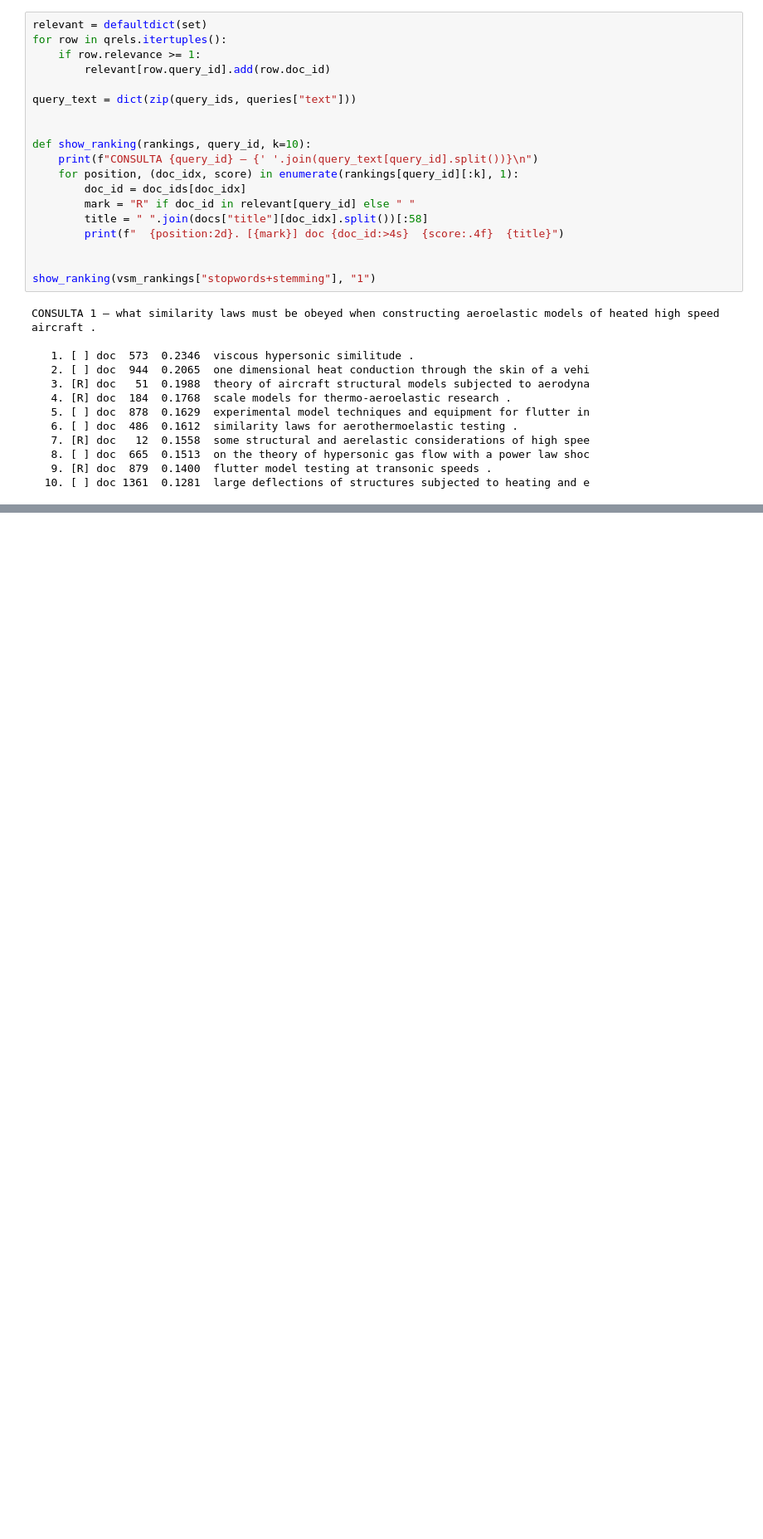
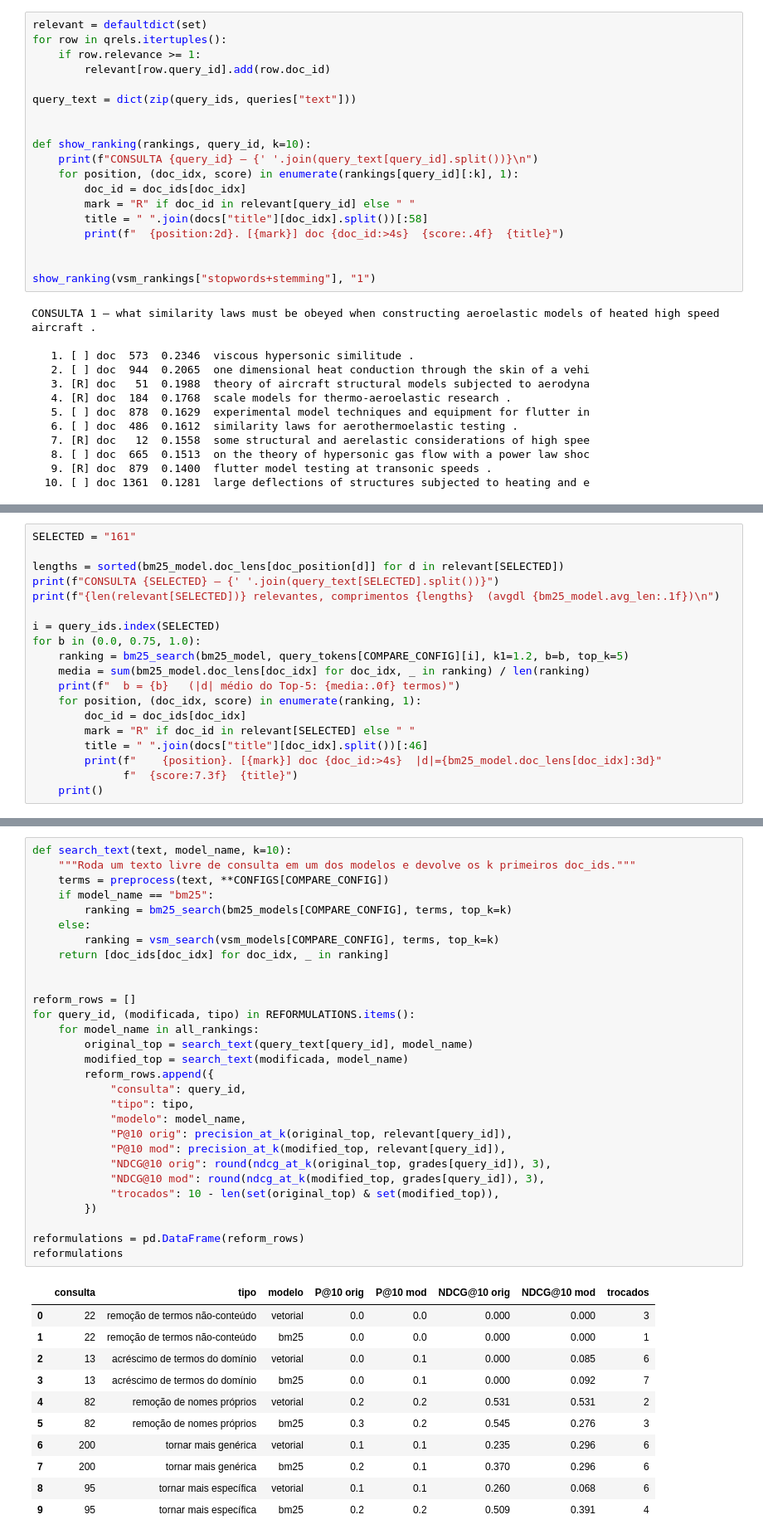
Before and after one commit to DemoreDev/rec-info, a Jupyter notebook: trabalho1/main.ipynb, the cells around one changed output, grey strips where cells are left out. Shown at 83% size. Saved outputs shown, nothing was run; the diff lists cells and outputs as text; blank space fills up the shorter version.

```diff
--- a/trabalho1/main.ipynb
+++ b/trabalho1/main.ipynb
@@ -483,0 +1315,19 @@ No Top-10 da consulta 1, quatro dos dez documentos são relevantes. Vale registr
+# %%
+SELECTED = "161"
+
+lengths = sorted(bm25_model.doc_lens[doc_position[d]] for d in relevant[SELECTED])
+print(f"CONSULTA {SELECTED} — {' '.join(query_text[SELECTED].split())}")
+print(f"{len(relevant[SELECTED])} relevantes, comprimentos {lengths}  (avgdl {bm25_model.avg_len:.1f})\n")
+
+i = query_ids.index(SELECTED)
+for b in (0.0, 0.75, 1.0):
+    ranking = bm25_search(bm25_model, query_tokens[COMPARE_CONFIG][i], k1=1.2, b=b, top_k=5)
+    media = sum(bm25_model.doc_lens[doc_idx] for doc_idx, _ in ranking) / len(ranking)
+    print(f"  b = {b}   (|d| médio do Top-5: {media:.0f} termos)")
+    for position, (doc_idx, score) in enumerate(ranking, 1):
+        doc_id = doc_ids[doc_idx]
+        mark = "R" if doc_id in relevant[SELECTED] else " "
+        title = " ".join(docs["title"][doc_idx].split())[:46]
+        print(f"    {position}. [{mark}] doc {doc_id:>4s}  |d|={bm25_model.doc_lens[doc_idx]:3d}"
+              f"  {score:7.3f}  {title}")
+    print()
@@ -483,0 +1454,41 @@ No Top-10 da consulta 1, quatro dos dez documentos são relevantes. Vale registr
+# %%
+def search_text(text, model_name, k=10):
+    """Roda um texto livre de consulta em um dos modelos e devolve os k primeiros doc_ids."""
+    terms = preprocess(text, **CONFIGS[COMPARE_CONFIG])
+    if model_name == "bm25":
+        ranking = bm25_search(bm25_models[COMPARE_CONFIG], terms, top_k=k)
+    else:
+        ranking = vsm_search(vsm_models[COMPARE_CONFIG], terms, top_k=k)
+    return [doc_ids[doc_idx] for doc_idx, _ in ranking]
+
+
+reform_rows = []
+for query_id, (modificada, tipo) in REFORMULATIONS.items():
+    for model_name in all_rankings:
+        original_top = search_text(query_text[query_id], model_name)
+        modified_top = search_text(modificada, model_name)
+        reform_rows.append({
+            "consulta": query_id,
+            "tipo": tipo,
+            "modelo": model_name,
+            "P@10 orig": precision_at_k(original_top, relevant[query_id]),
+            "P@10 mod": precision_at_k(modified_top, relevant[query_id]),
+            "NDCG@10 orig": round(ndcg_at_k(original_top, grades[query_id]), 3),
+            "NDCG@10 mod": round(ndcg_at_k(modified_top, grades[query_id]), 3),
+            "trocados": 10 - len(set(original_top) & set(modified_top)),
+        })
+
+reformulations = pd.DataFrame(reform_rows)
+reformulations
+# %% [output]
+|  | consulta | tipo | modelo | P@10 orig | P@10 mod | NDCG@10 orig | NDCG@10 mod | trocados |
+| 0 | 22 | remoção de termos não-conteúdo | vetorial | 0.0 | 0.0 | 0.000 | 0.000 | 3 |
+| 1 | 22 | remoção de termos não-conteúdo | bm25 | 0.0 | 0.0 | 0.000 | 0.000 | 1 |
+| 2 | 13 | acréscimo de termos do domínio | vetorial | 0.0 | 0.1 | 0.000 | 0.085 | 6 |
+| 3 | 13 | acréscimo de termos do domínio | bm25 | 0.0 | 0.1 | 0.000 | 0.092 | 7 |
+| 4 | 82 | remoção de nomes próprios | vetorial | 0.2 | 0.2 | 0.531 | 0.531 | 2 |
+| 5 | 82 | remoção de nomes próprios | bm25 | 0.3 | 0.2 | 0.545 | 0.276 | 3 |
+| 6 | 200 | tornar mais genérica | vetorial | 0.1 | 0.1 | 0.235 | 0.296 | 6 |
+| 7 | 200 | tornar mais genérica | bm25 | 0.2 | 0.1 | 0.370 | 0.296 | 6 |
+| 8 | 95 | tornar mais específica | vetorial | 0.1 | 0.1 | 0.260 | 0.068 | 6 |
+| 9 | 95 | tornar mais específica | bm25 | 0.2 | 0.2 | 0.509 | 0.391 | 4 |
```
Also changed, not shown: parts of 95 cells of this notebook, 6 other files.
